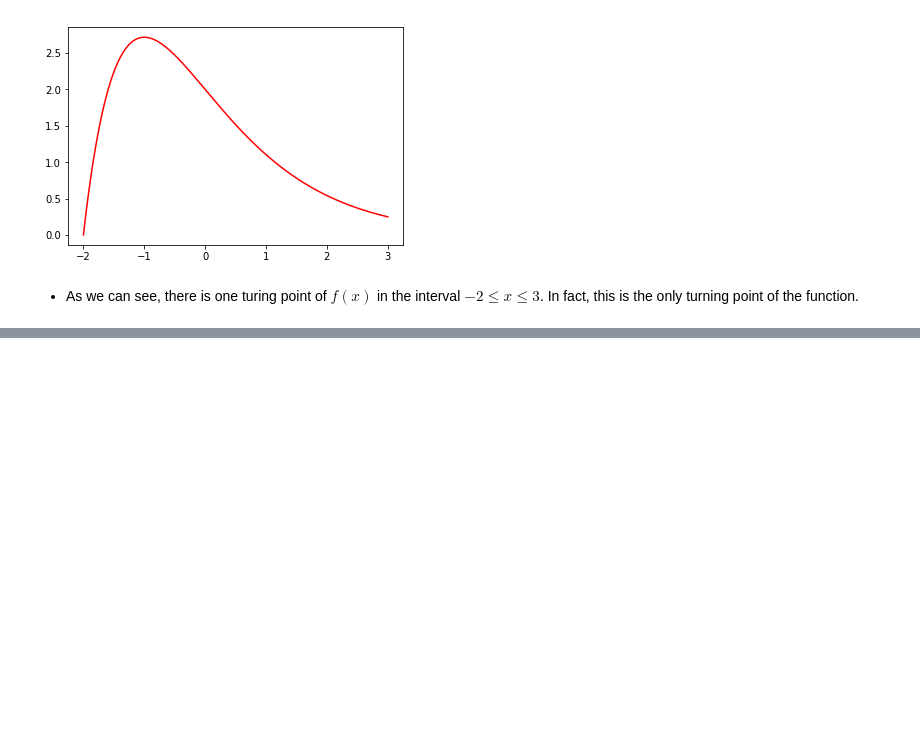
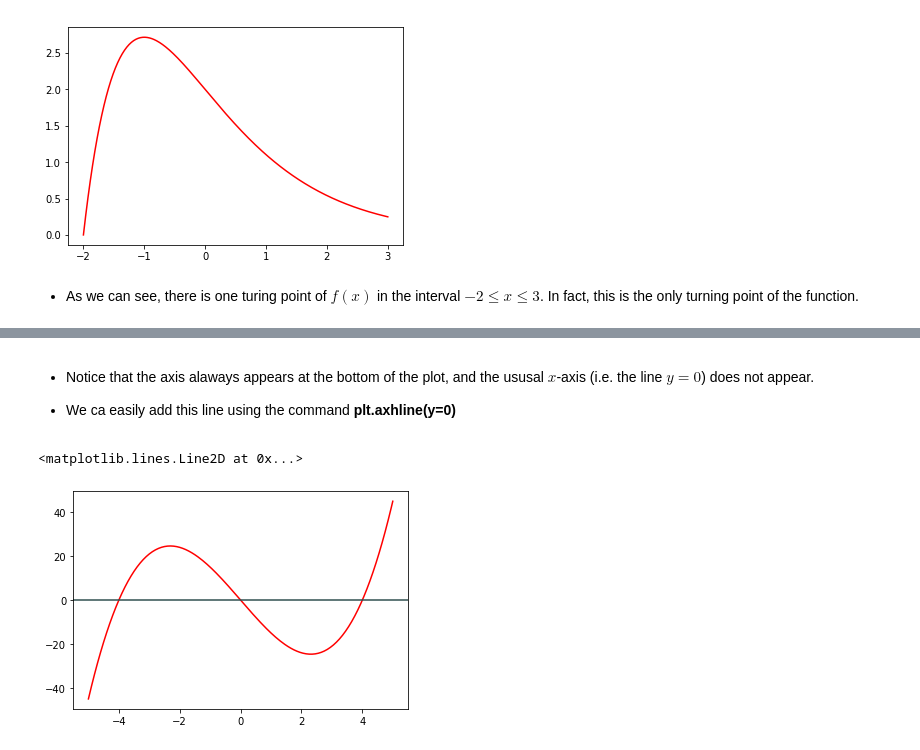
Before and after one commit to tlyonsWIT/Engineering-Maths-8.2, a Jupyter notebook: Workbook 2 - Plotting Graphs.ipynb, the cells around one changed output, grey strips where cells are left out. Saved outputs shown, nothing was run; the diff lists cells and outputs as text; code cells hidden in the pictures; blank space fills up the shorter version.

```diff
--- a/Workbook 2 - Plotting Graphs.ipynb
+++ b/Workbook 2 - Plotting Graphs.ipynb
@@ -76,0 +110,10 @@ plt.plot(x,f(x),color='red')
+# %% [markdown]
+* Notice that the axis alaways appears at the bottom of the plot, and the ususal $x$-axis (i.e. the line $y=0$) does not appear.
+
+* We ca easily add this line using the command __plt.axhline(y=0)__
+# %%
+plt.plot(x,f(x),color='red')
+plt.axhline(y=0,color='darkslategray')
+# %% [output]
+<matplotlib.lines.Line2D at 0x...>
+[figure, added]
```
Also changed, not shown: parts of 10 cells of this notebook.
